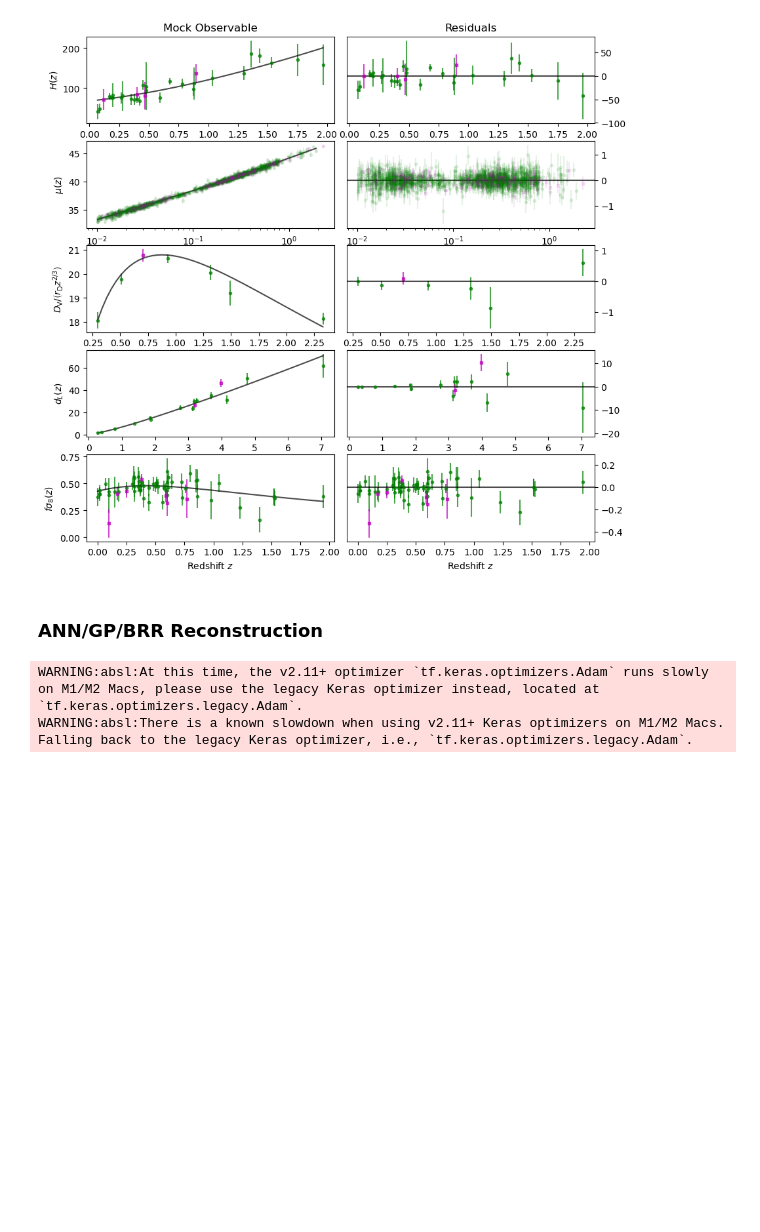
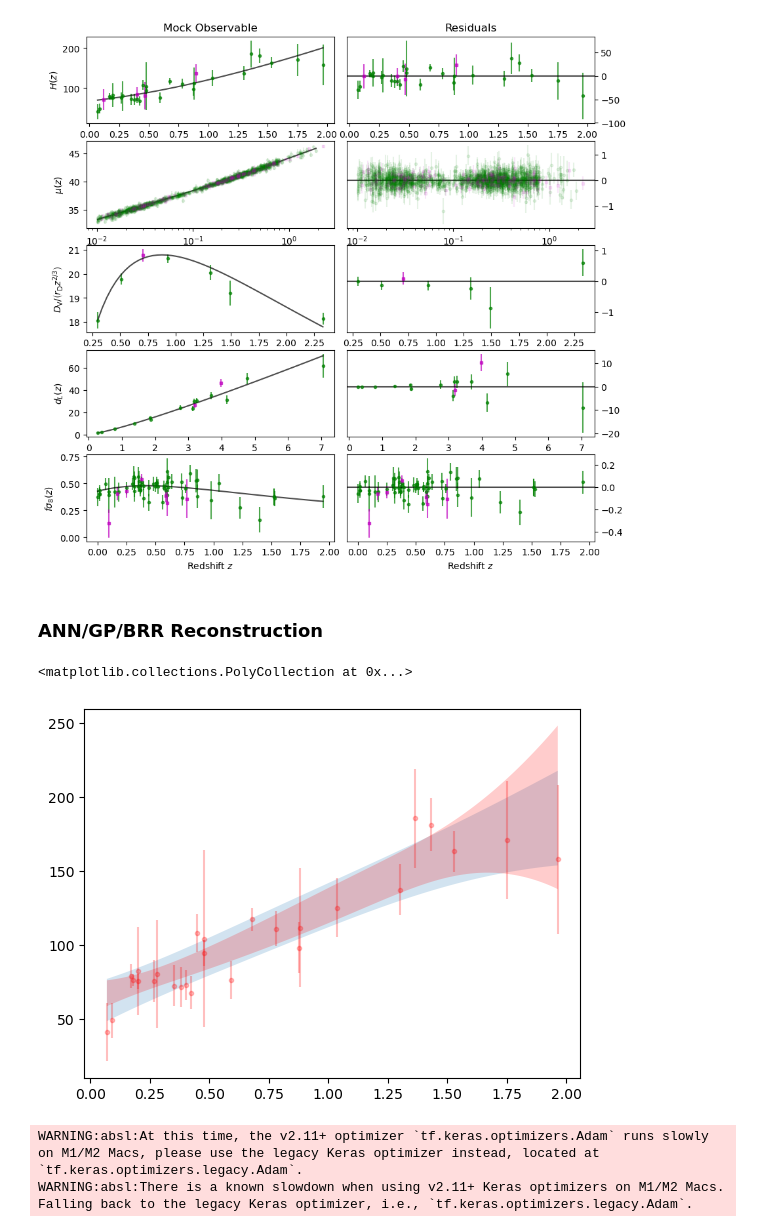
Before and after one commit to reggiebernardo/cosmo_learn, a Jupyter notebook: cosmo_tutorial.ipynb, the cells around one changed output. Saved outputs shown, nothing was run; the diff lists cells and outputs as text; code cells hidden in the pictures; blank space fills up the shorter version.

```diff
--- a/cosmo_tutorial.ipynb
+++ b/cosmo_tutorial.ipynb
@@ -129,3 +125,39 @@ my_cosmo_learn=CosmoLearn([H0, Om0, w0, s8], seed=14000605)
 mock_keys=['CosmicChronometers', 'SuperNovae', 'BaryonAcousticOscillations', \
            'BrightSirens', 'RedshiftSpaceDistorsions']
 my_cosmo_learn.make_mock(mock_keys=mock_keys)
+# %%
+key='CosmicChronometers'
+# key='SuperNovae'
+# key='BaryonAcousticOscillations'
+# key='BrightSirens'
+# key='RedshiftSpaceDistorsions'
+my_cosmo_learn.mock_data.keys()
+train_data=my_cosmo_learn.mock_data[key]['train']
+x=train_data['x']; y=np.column_stack((train_data['y'], train_data['yerr']))
+# %%
+kern_name = 'RBF'
+kernel = kernels_sk[kern_name]
+
+gp_cosmo = GaussianProcessRegressor(kernel = kernel, alpha = y[:, 1]**2, n_restarts_optimizer = 10)
+gp_fit= gp_cosmo.fit(x.reshape(-1, 1), y[:, 0])
+# gp_fit= gp_cosmo.fit(np.log10(x).reshape(-1, 1), y[:, 0])
+# %%
+x_rec=np.linspace(min(x), max(x), 1000)
+# x_rec=np.linspace(np.log10(min(x)), np.log10(max(x)), 1000)
+ymean_rec_gp, yerr_rec_gp = gp_cosmo.predict(x_rec.reshape(-1, 1), return_std=True)
+# %%
+brr_cosmo = BRR_sk(n_order = 3)
+brr_cosmo.train(x, y[:, 0], y[:, 1])
+# brr_cosmo.train(np.log10(x), y[:, 0], y[:, 1])
+
+_, ymean_rec_brr, yvar_rec_brr = brr_cosmo.predict(x_rec).values()
+yerr_rec_brr = np.sqrt(yvar_rec_brr)
+# %%
+plt.errorbar(x, y[:, 0], yerr=y[:, 1], fmt='r.', alpha=0.25)
+plt.fill_between(x_rec, ymean_rec_gp-2*yerr_rec_gp, ymean_rec_gp+2*yerr_rec_gp, alpha=0.2)
+plt.fill_between(x_rec, ymean_rec_brr-2*yerr_rec_brr, ymean_rec_brr+2*yerr_rec_brr, alpha=0.2, facecolor='red')
+# plt.fill_between(10**x_rec, ymean_rec_gp-2*yerr_rec_gp, ymean_rec_gp+2*yerr_rec_gp, alpha=0.2)
+# plt.fill_between(10**x_rec, ymean_rec_brr-2*yerr_rec_brr, ymean_rec_brr+2*yerr_rec_brr, alpha=0.2, facecolor='red')
+# %% [output]
+<matplotlib.collections.PolyCollection at 0x...>
+[figure, added]
```
Also changed, not shown: parts of 5 cells of this notebook, 1 other file.
